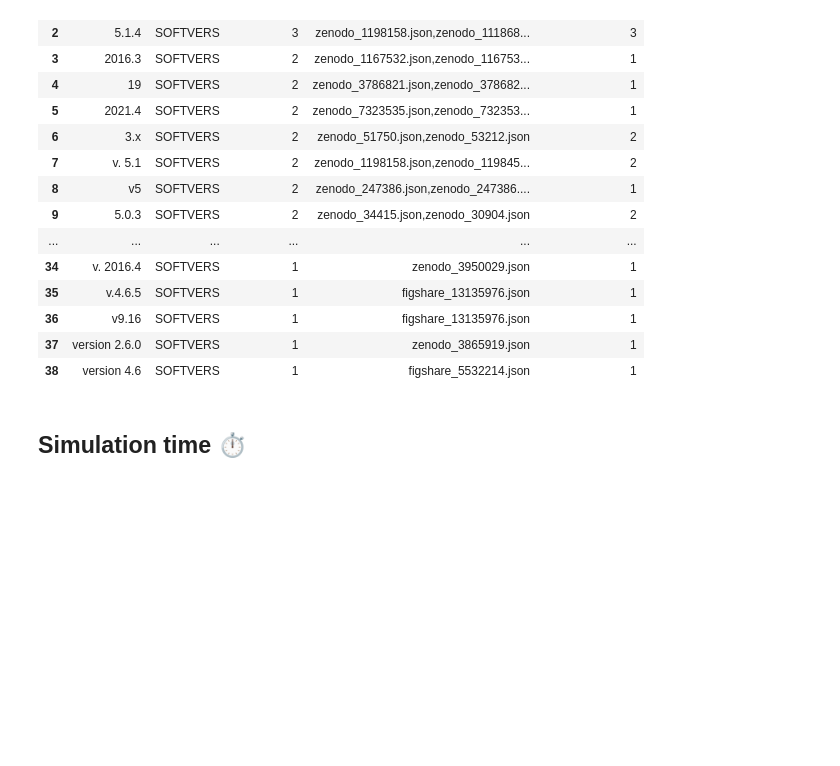
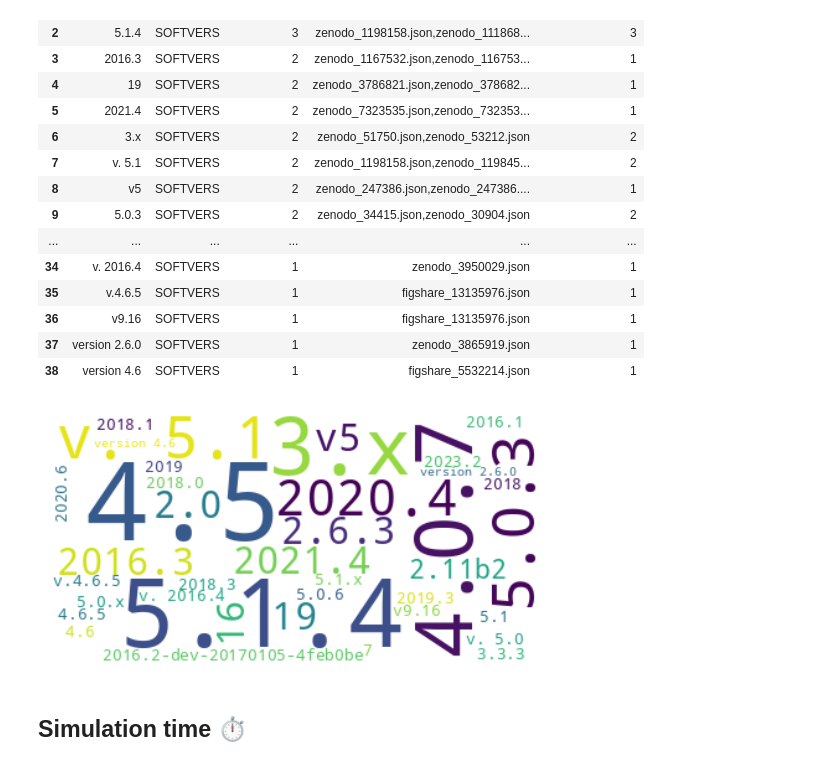
Before and after one commit to MDverse/mdner_llm, a Jupyter notebook: notebooks/review/explore_entities_from_inventory.ipynb, the cells around one changed output. Cells and saved outputs as stored; diff of their text form; code cells hidden in the pictures; blank space fills up the shorter version.

```diff
--- a/notebooks/review/explore_entities_from_inventory.ipynb
+++ b/notebooks/review/explore_entities_from_inventory.ipynb
@@ -182,6 +206,10 @@ list_entities(entities_by_category, "SOFTVERS")
 | 36 | v9.16 | SOFTVERS | 1 | figshare_13135976.json | 1 |
 | 37 | version 2.6.0 | SOFTVERS | 1 | zenodo_3865919.json | 1 |
 | 38 | version 4.6 | SOFTVERS | 1 | figshare_5532214.json | 1 |
+# %%
+make_wordlcoud(entities_by_category, "SOFTVERS")
+# %% [output]
+[figure, added]
 # %% [markdown]
 ## Simulation time ⏱
 # %%
```
Also changed, not shown: parts of 8 cells of this notebook, 2 other files.
